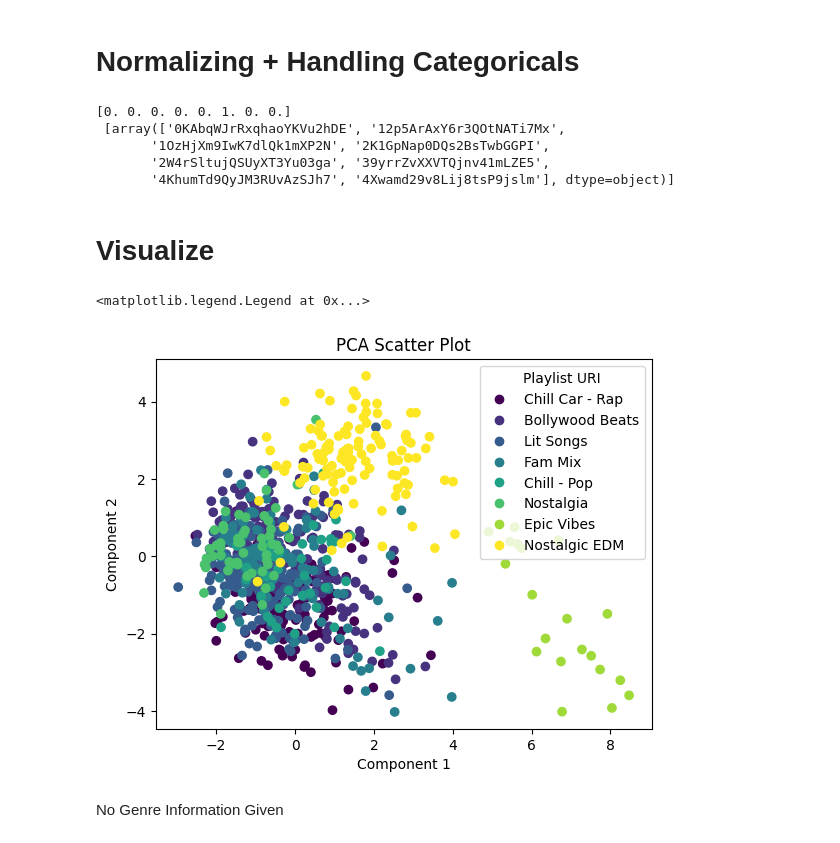
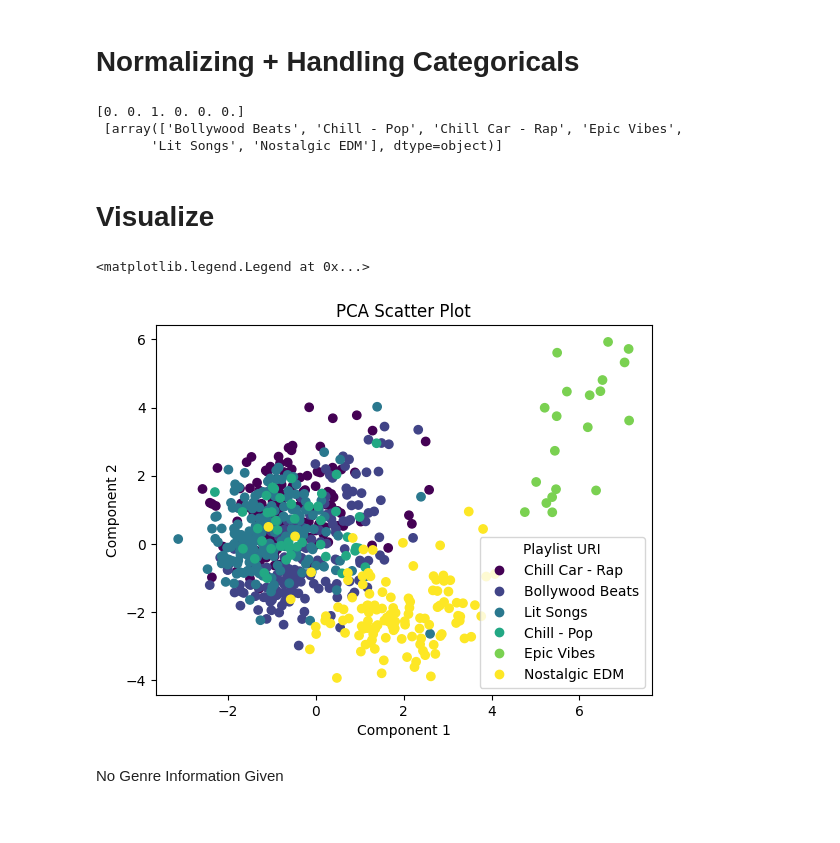
Before and after one commit to piluguji/Spotify-Playlist-Sorter, a Jupyter notebook: data_preprocess.ipynb, the cells around one changed output. Saved outputs shown, nothing was run; the diff lists cells and outputs as text; code cells hidden in the pictures.

```diff
--- a/data_preprocess.ipynb
+++ b/data_preprocess.ipynb
@@ -10,7 +10,7 @@ import config
 client_credentials_manager = SpotifyClientCredentials(client_id=config.client_id, client_secret=config.client_secret)
 sp = spotipy.Spotify(client_credentials_manager = client_credentials_manager)
 # %%
-playlistNames = ['Chill Car - Rap', 'Bollywood Beats', 'Lit Songs', 'Fam Mix', 'Chill - Pop', 'Epic Vibes', 'Nostalgic EDM']
+playlistNames = ['Chill Car - Rap', 'Bollywood Beats', 'Lit Songs', 'Chill - Pop', 'Epic Vibes', 'Nostalgic EDM']
 playlist_links = ["https://open.spotify.com/playlist/39yrrZvXXVTQjnv41mLZE5?si=043d2b062b4748c7",
                   "https://open.spotify.com/playlist/12p5ArAxY6r3QOtNATi7Mx?si=0e44c2c5c12d4f45",
                   "https://open.spotify.com/playlist/4KhumTd9QyJM3RUvAzSJh7?si=edc7bcc04f1c43a9",
@@ -204,43 +210,42 @@ df['Release Date'] = pd. to_numeric(df['Release Date'])
 from sklearn.preprocessing import OneHotEncoder
 from sklearn.preprocessing import StandardScaler
 
-x = df.iloc[:, 3:].drop("Playlist URI", axis=1).values
-X = StandardScaler().fit_transform(x) # normalizing the features
+x = df.iloc[:, 3:].drop("Playlist Name", axis=1).values
+scaler = StandardScaler()
+X = scaler.fit_transform(x) # normalizing the features
 
-y = df[['Playlist URI']]
+y = df[['Playlist Name']]
 ohe = OneHotEncoder()
 Y_ohe = ohe.fit_transform(y)
 Y = Y_ohe.toarray()
 
 print(Y[0],'\n', ohe.categories_)
 # %% [output]
-[0. 0. 0. 0. 0. 1. 0. 0.]
- [array(['0KAbqWJrRxqhaoYKVu2hDE', '12p5ArAxY6r3QOtNATi7Mx',
-       '1OzHjXm9IwK7dlQk1mXP2N', '2K1GpNap0DQs2BsTwbGGPI',
-       '2W4rSltujQSUyXT3Yu03ga', '39yrrZvXXVTQjnv41mLZE5',
-       '4KhumTd9QyJM3RUvAzSJh7', '4Xwamd29v8Lij8tsP9jslm'], dtype=object)]
+[0. 0. 1. 0. 0. 0.]
+ [array(['Bollywood Beats', 'Chill - Pop', 'Chill Car - Rap', 'Epic Vibes',
+       'Lit Songs', 'Nostalgic EDM'], dtype=object)]
 # %% [markdown]
 # Visualize
 # %%
 from sklearn.decomposition import PCA
 pca_song = PCA(n_components=2)
 principalComponents_songs = pca_song.fit_transform(X)
 
 principal_song_df = pd.DataFrame(data = principalComponents_songs)
 
-label_encoder = pd.factorize(df['Playlist URI'])
+label_encoder = pd.factorize(df['Playlist Name'])
 labels = label_encoder[0]
 
 scatter = plt.scatter(principal_song_df[0], principal_song_df[1], c=labels)
 
 # Add labels and title to the plot
 plt.xlabel('Component 1')
 plt.ylabel('Component 2')
 plt.title('PCA Scatter Plot')
 plt.legend(scatter.legend_elements()[0], playlistNames, title='Playlist URI')
 # %% [output]
 <matplotlib.legend.Legend at 0x...>
-[figure, old version]
+[figure, new version]
 # %%
 import plotly.graph_objects as go
 
```
Also changed, not shown: parts of 22 cells of this notebook.
